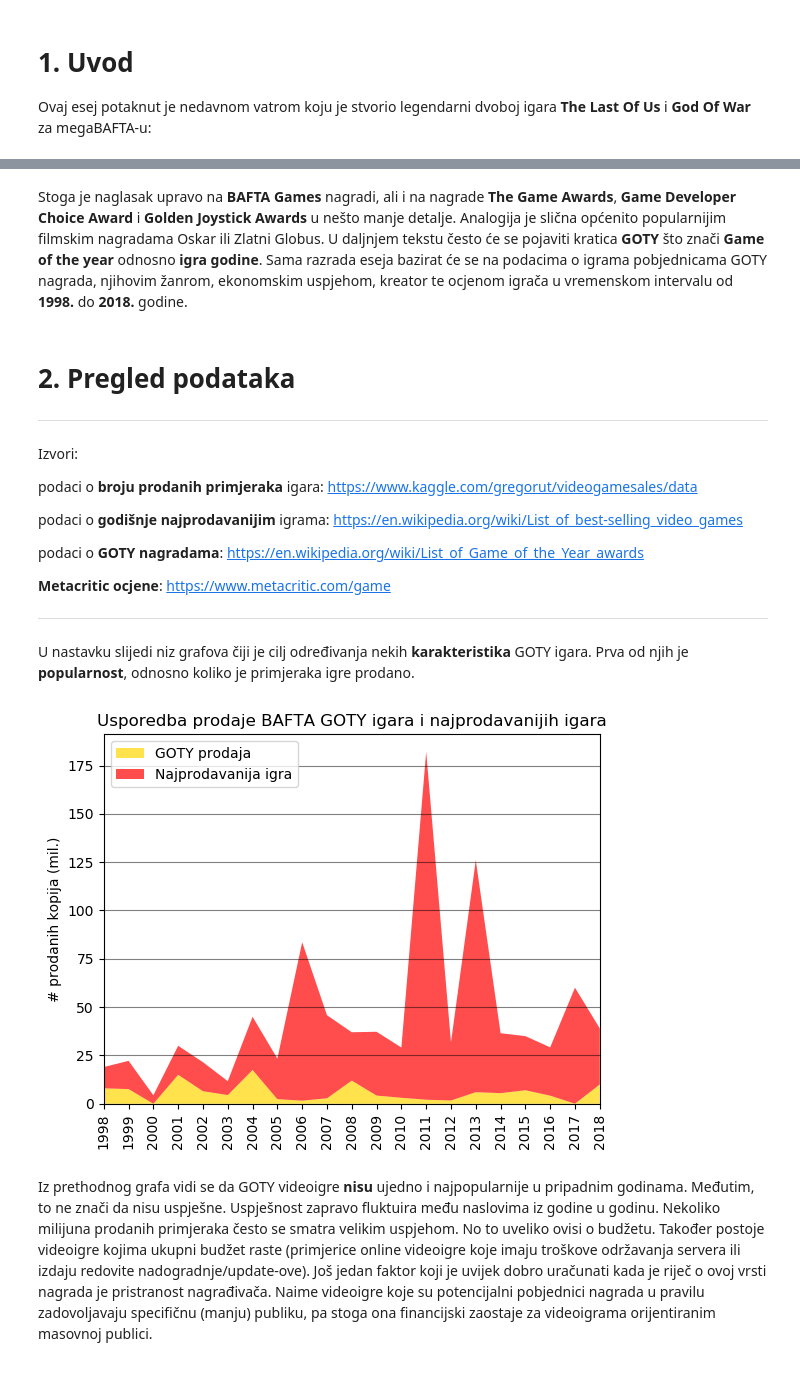
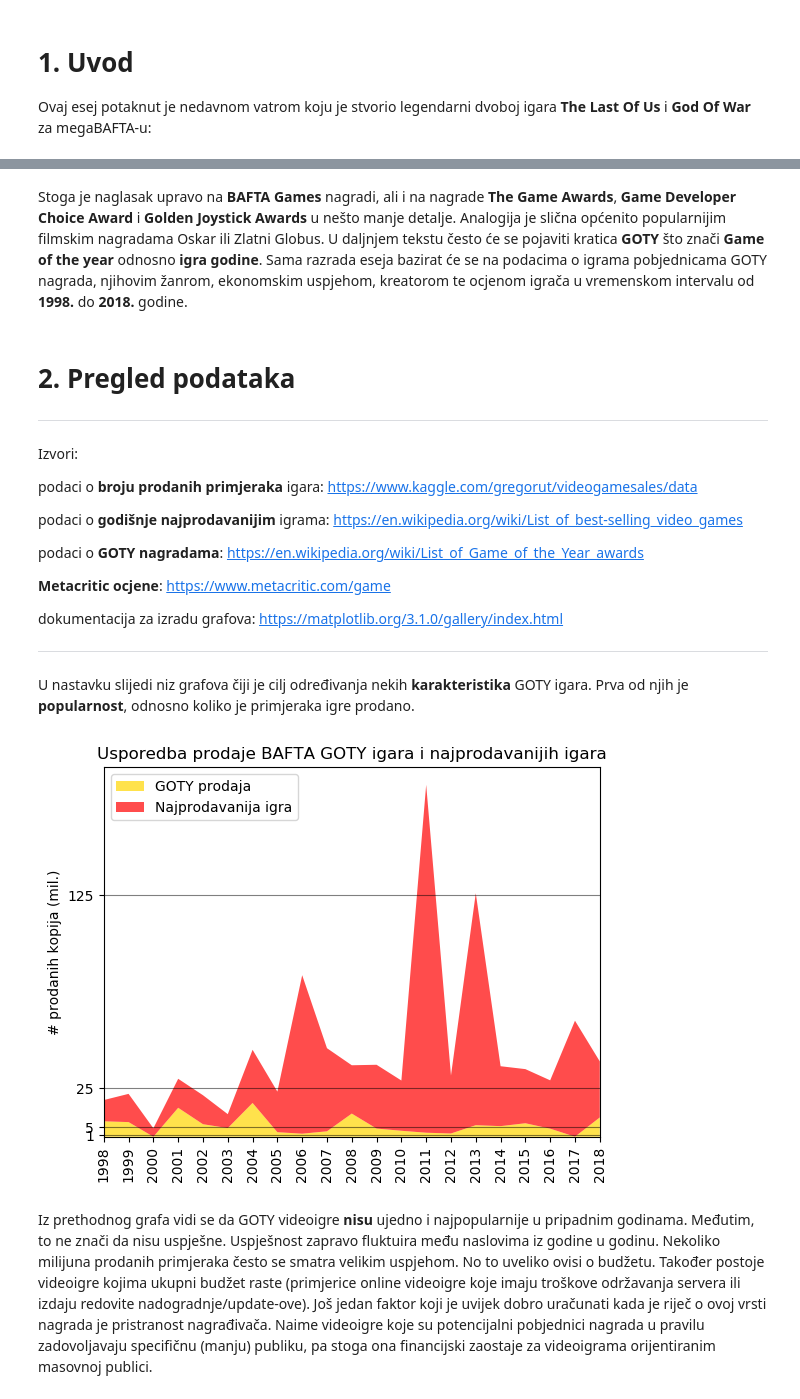
Before and after one commit to 0shade0/MS, a Jupyter notebook: Esej.ipynb, the cells around one changed output, grey strips where cells are left out. Drawn from its saved outputs; the diff is of its cells as text; code cells hidden in the pictures.

```diff
--- a/Esej.ipynb
+++ b/Esej.ipynb
@@ -43,6 +51,6 @@ stavi_sliku("Tweet.png","Dvoboj: The Last of Us VS God of War")
 [interactive output not drawn]
 # %% [markdown]
-Stoga je naglasak upravo na **BAFTA Games** nagradi, ali i na nagrade **The Game Awards**, **Game Developer Choice Award** i **Golden Joystick Awards** u nešto manje detalje. Analogija je slična općenito popularnijim filmskim nagradama Oskar ili Zlatni Globus. U daljnjem tekstu često će se pojaviti kratica **GOTY** što znači **Game of the year** odnosno **igra godine**. Sama razrada eseja bazirat će se na podacima o igrama pobjednicama GOTY nagrada, njihovim žanrom, ekonomskim uspjehom, kreator te ocjenom igrača u vremenskom intervalu od **1998.** do **2018.** godine.
+Stoga je naglasak upravo na **BAFTA Games** nagradi, ali i na nagrade **The Game Awards**, **Game Developer Choice Award** i **Golden Joystick Awards** u nešto manje detalje. Analogija je slična općenito popularnijim filmskim nagradama Oskar ili Zlatni Globus. U daljnjem tekstu često će se pojaviti kratica **GOTY** što znači **Game of the year** odnosno **igra godine**. Sama razrada eseja bazirat će se na podacima o igrama pobjednicama GOTY nagrada, njihovim žanrom, ekonomskim uspjehom, kreatorom te ocjenom igrača u vremenskom intervalu od **1998.** do **2018.** godine.
 # %% [markdown]
 # 2. Pregled podataka
 ***
@@ -59,6 +67,8 @@ https://en.wikipedia.org/wiki/List_of_Game_of_the_Year_awards
 
 **Metacritic ocjene**:
 https://www.metacritic.com/game
+
+dokumentacija za izradu grafova: https://matplotlib.org/3.1.0/gallery/index.html
 ***
 # %% [markdown]
 U nastavku slijedi niz grafova čiji je cilj određivanja nekih **karakteristika** GOTY igara. Prva od njih je **popularnost**, odnosno koliko je primjeraka igre prodano.
@@ -78,28 +88,29 @@ goty = ucitaj_tablicu("goty_tablica_sve.csv", "Year")
 # %%
 #graf prodanih nagrađenih igara i najprodavanijih igara po godinama
 plt.rcdefaults()
 fig, ax = plt.subplots()
 
 #varijable
 boje = ["gold", "red"]
 legenda = ['GOTY prodaja', 'Najprodavanija igra']
 
 #plot
 ax.stackplot(range(1998, 2019), bafta['Sold'], bafta['Most Sold'], colors=boje, labels=legenda, alpha=0.7)
 
 #postavke plota
 ax.legend(loc='upper left')
 ax.set_ylabel('# prodanih kopija (mil.)')
 ax.set_title('Usporedba prodaje BAFTA GOTY igara i najprodavanijih igara')
 
 #dodatne postavke
 plt.xticks(range(1998, 2019), rotation='vertical')
 plt.xlim(1998, 2018)
+plt.yticks(np.geomspace(1, 125, 4))
 plt.grid(True, 'major', 'y', color='k', linestyle='-', alpha=0.5)
 
 plt.show()
 # %% [output]
-[figure, old version]
+[figure, new version]
 # %% [markdown]
 Iz prethodnog grafa vidi se da GOTY videoigre **nisu** ujedno i najpopularnije u pripadnim godinama. Međutim, to ne znači da nisu uspješne. Uspješnost zapravo fluktuira među naslovima iz godine u godinu. Nekoliko milijuna prodanih primjeraka često se smatra velikim uspjehom. No to uveliko ovisi o budžetu. Također postoje videoigre kojima ukupni budžet raste (primjerice online videoigre koje imaju troškove održavanja servera ili izdaju redovite nadogradnje/update-ove). Još jedan faktor koji je uvijek dobro uračunati kada je riječ o ovoj vrsti nagrada je pristranost nagrađivača. Naime videoigre koje su potencijalni pobjednici nagrada u pravilu zadovoljavaju specifičnu (manju) publiku, pa stoga ona financijski zaostaje za videoigrama orijentiranim masovnoj publici.
 # %% [markdown]
```
Also changed, not shown: parts of 15 cells of this notebook.
